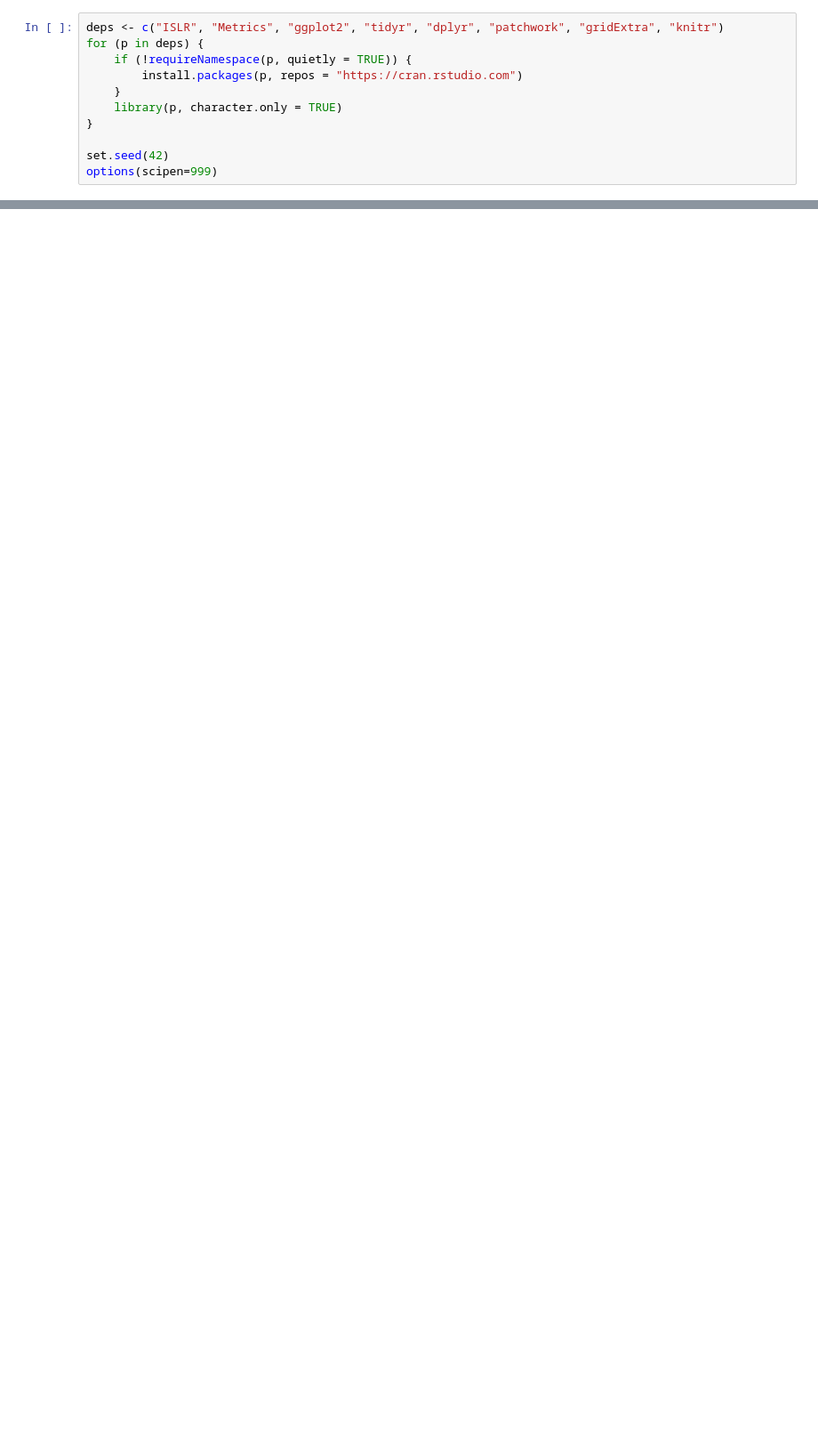
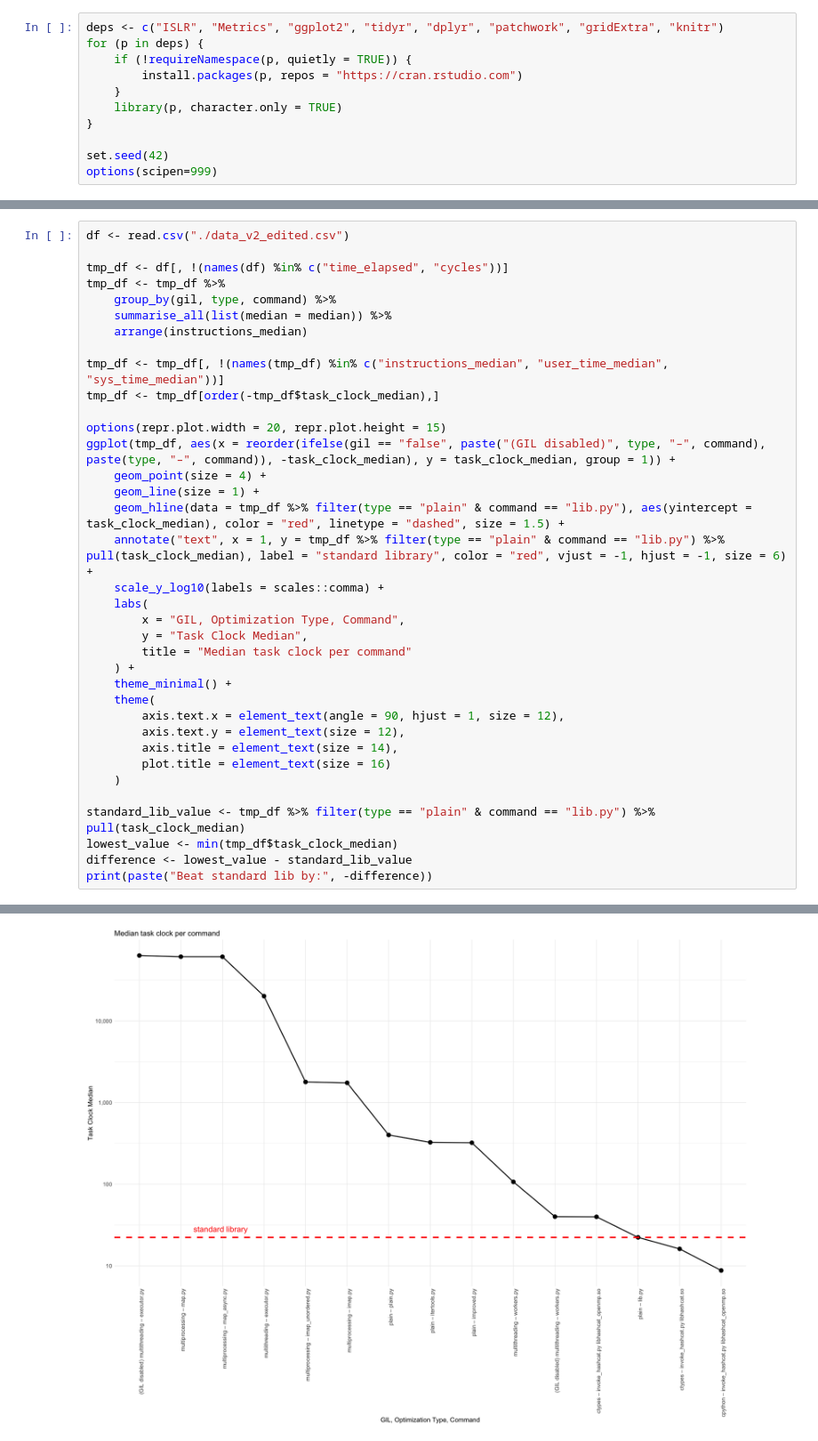
Before and after one commit to sueszli/nogil, a Jupyter notebook: docs/plots_v2.ipynb, the cells around one changed output, grey strips where cells are left out. Shown: that part at 89% size. Cells and saved outputs as stored; diff of their text form; blank space fills up the shorter version.

```diff
--- a/docs/plots_v2.ipynb
+++ b/docs/plots_v2.ipynb
@@ -29,0 +79,37 @@ kable(tmp_df)
+# %%
+df <- read.csv("./data_v2_edited.csv")
+
+tmp_df <- df[, !(names(df) %in% c("time_elapsed", "cycles"))]
+tmp_df <- tmp_df %>%
+    group_by(gil, type, command) %>%
+    summarise_all(list(median = median)) %>%
+    arrange(instructions_median)
+
+tmp_df <- tmp_df[, !(names(tmp_df) %in% c("instructions_median", "user_time_median", "sys_time_median"))]
+tmp_df <- tmp_df[order(-tmp_df$task_clock_median),]
+
+options(repr.plot.width = 20, repr.plot.height = 15)
+ggplot(tmp_df, aes(x = reorder(ifelse(gil == "false", paste("(GIL disabled)", type, "–", command), paste(type, "–", command)), -task_clock_median), y = task_clock_median, group = 1)) +
+    geom_point(size = 4) +
+    geom_line(size = 1) +
+    geom_hline(data = tmp_df %>% filter(type == "plain" & command == "lib.py"), aes(yintercept = task_clock_median), color = "red", linetype = "dashed", size = 1.5) +
+    annotate("text", x = 1, y = tmp_df %>% filter(type == "plain" & command == "lib.py") %>% pull(task_clock_median), label = "standard library", color = "red", vjust = -1, hjust = -1, size = 6) +
+    scale_y_log10(labels = scales::comma) +
+    labs(
+        x = "GIL, Optimization Type, Command",
+        y = "Task Clock Median",
+        title = "Median task clock per command"
+    ) +
+    theme_minimal() +
+    theme(
+        axis.text.x = element_text(angle = 90, hjust = 1, size = 12),
+        axis.text.y = element_text(size = 12),
+        axis.title = element_text(size = 14),
+        plot.title = element_text(size = 16)
+    )
+
+standard_lib_value <- tmp_df %>% filter(type == "plain" & command == "lib.py") %>% pull(task_clock_median)
+lowest_value <- min(tmp_df$task_clock_median)
+difference <- lowest_value - standard_lib_value
+print(paste("Beat standard lib by:", -difference))
+# %% [output]
@@ -30,3 +117,4 @@ kable(tmp_df)
+[figure, added]
 # %%
 df <- read.csv("./data_v2_edited.csv")
 
```
Also changed, not shown: parts of 7 cells of this notebook, 2 other files.
